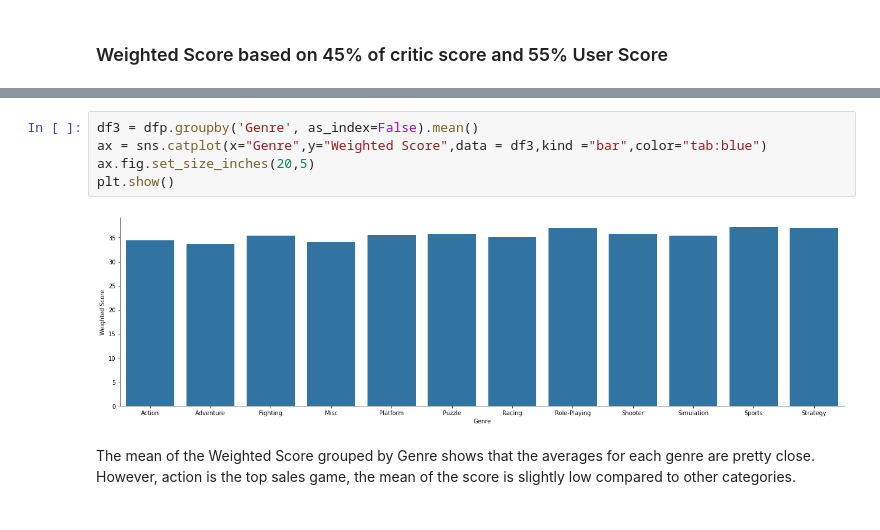
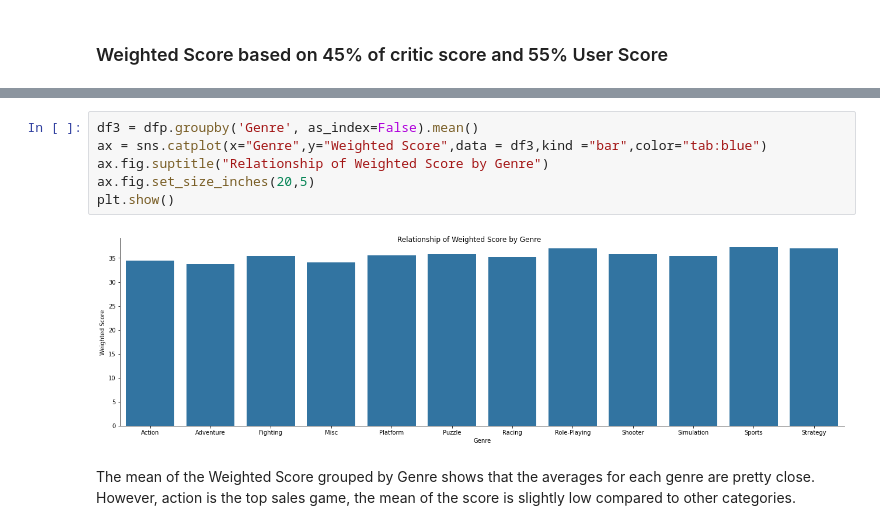
Before and after one commit to data301-2020-winter1/course-project-group_6010, a Jupyter notebook: analysis/submitted/milestone2Group.ipynb, the cells around one changed output, grey strips where cells are left out. Cells and saved outputs as stored; diff of their text form.

```diff
--- a/analysis/submitted/milestone2Group.ipynb
+++ b/analysis/submitted/milestone2Group.ipynb
@@ -111,10 +81,11 @@ dfp
 # %%
 df3 = dfp.groupby('Genre', as_index=False).mean()
 ax = sns.catplot(x="Genre",y="Weighted Score",data = df3,kind ="bar",color="tab:blue")
+ax.fig.suptitle("Relationship of Weighted Score by Genre")
 ax.fig.set_size_inches(20,5)
 plt.show()
 # %% [output]
-[figure, old version]
+[figure, new version]
 # %% [markdown]
 The mean of the Weighted Score grouped by Genre shows that the averages for each genre are pretty close. However, action is the top sales game, the mean of the score is slightly low compared to other categories.
 # %%
```
Also changed, not shown: parts of 11 cells of this notebook.
